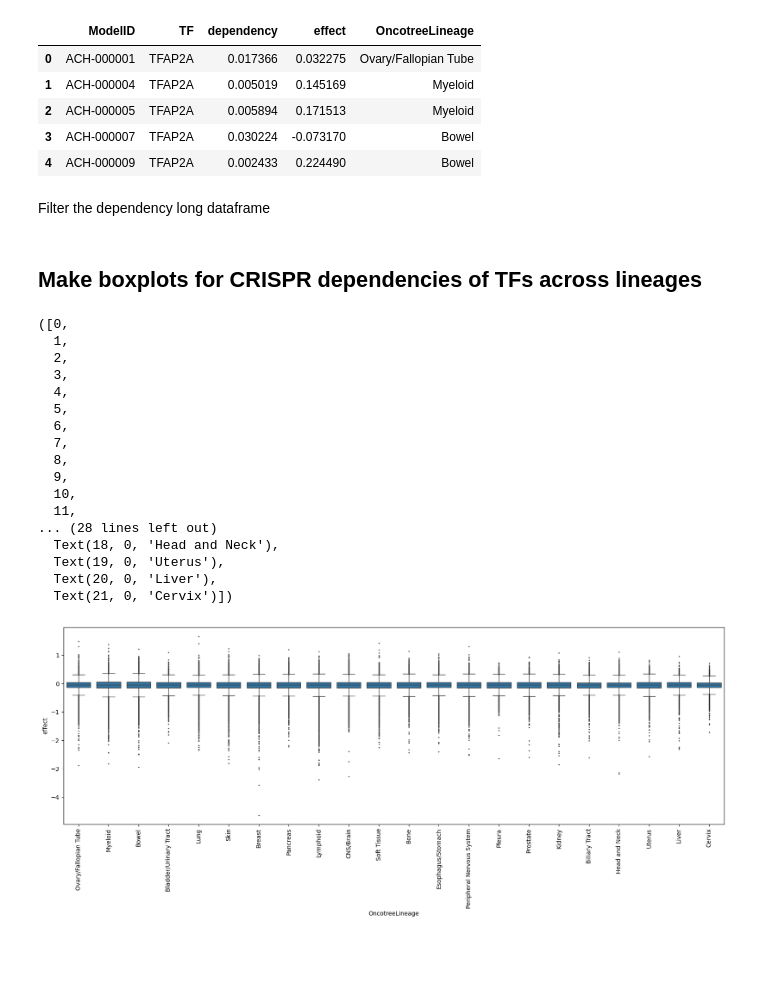
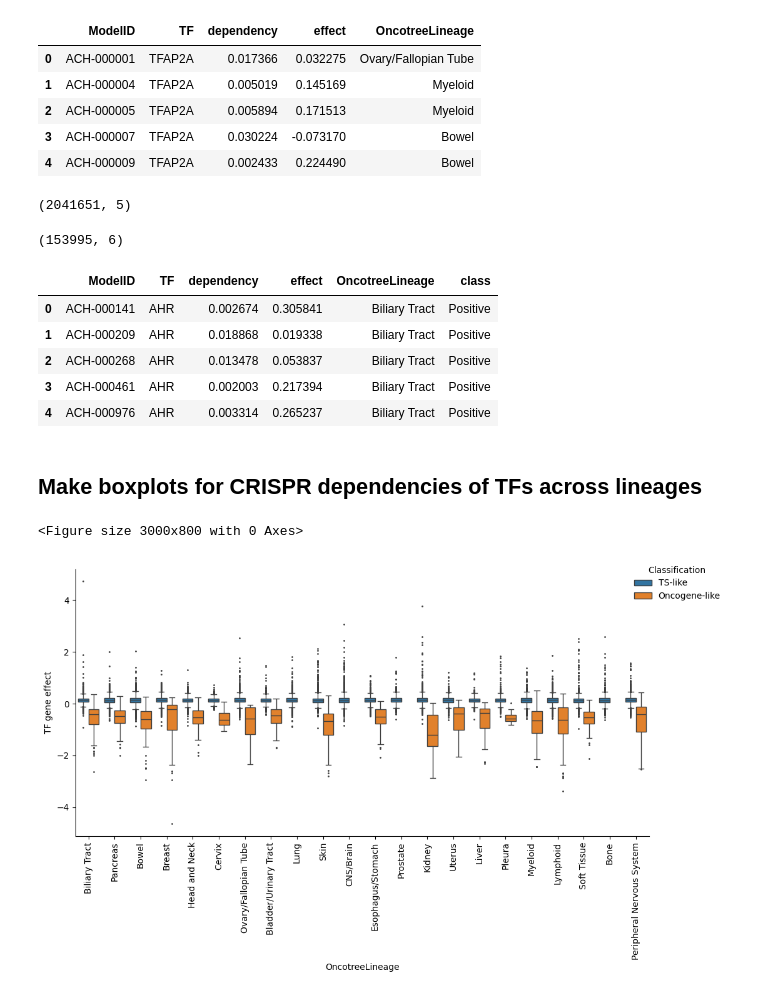
Before and after one commit to ddiannae/cancer_bootcamp25, a Jupyter notebook: 1_get_TFeffect_perlineage.ipynb, the cells around one changed output. Drawn from its saved outputs; the diff is of its cells as text; code cells hidden in the pictures; blank space fills up the shorter version.

Commit message:
Adding TS-like Onco-like classification

```diff
--- a/1_get_TFeffect_perlineage.ipynb
+++ b/1_get_TFeffect_perlineage.ipynb
@@ -212,0 +243,3 @@ crispr_effect_dep_bylineage.groupby("OncotreeLineage").count()
+# %%
+tf_effect_bylineage = tf_effect_bylineage[["OncotreeLineage", "TF", "class"]]
+tf_effect_bylineage.head()
@@ -222,36 +264,43 @@ crispr_effect_dep.head()
 | 2 | ACH-000005 | TFAP2A | 0.005894 | 0.171513 | Myeloid |
 | 3 | ACH-000007 | TFAP2A | 0.030224 | -0.073170 | Bowel |
 | 4 | ACH-000009 | TFAP2A | 0.002433 | 0.224490 | Bowel |
-# %% [markdown]
-Filter the dependency long dataframe
-# %%
-crispr_effect_dep = crispr_effect_dep[(crispr_effect_dep["TF"].isin(crispr_effect_dep_bylineage["TF"])) &
-                  (crispr_effect_dep["OncotreeLineage"].isin(crispr_effect_dep_bylineage["OncotreeLineage"]))]
+# %%
+crispr_effect_dep.shape
+# %% [output]
+(2041651, 5)
+# %%
+crispr_effect_dep = pd.merge(how="inner", left=crispr_effect_dep, right=tf_effect_bylineage,
+                             on=["OncotreeLineage", "TF"])
+# %%
+crispr_effect_dep.shape
+# %% [output]
+(153995, 6)
+# %%
+crispr_effect_dep.head()
+# %% [output]
+|  | ModelID | TF | dependency | effect | OncotreeLineage | class |
+| 0 | ACH-000141 | AHR | 0.002674 | 0.305841 | Biliary Tract | Positive |
+| 1 | ACH-000209 | AHR | 0.018868 | 0.019338 | Biliary Tract | Positive |
+| 2 | ACH-000268 | AHR | 0.013478 | 0.053837 | Biliary Tract | Positive |
+| 3 | ACH-000461 | AHR | 0.002003 | 0.217394 | Biliary Tract | Positive |
+| 4 | ACH-000976 | AHR | 0.003314 | 0.265237 | Biliary Tract | Positive |
 # %% [markdown]
 ## Make boxplots for CRISPR dependencies of TFs across lineages
-# %%
-plt.figure(figsize = (20,6))
-sns.boxplot(crispr_effect_dep, x = "OncotreeLineage" , y = "effect", fliersize= 1)
-plt.xticks(rotation = 90)
-# %% [output]
-([0,
-  1,
-  2,
-  3,
-  4,
-  5,
-  6,
-  7,
-  8,
-  9,
-  10,
-  11,
-... (28 lines left out)
-  Text(18, 0, 'Head and Neck'),
-  Text(19, 0, 'Uterus'),
-  Text(20, 0, 'Liver'),
-  Text(21, 0, 'Cervix')])
-[figure, removed]
+# %%
+plt.figure(figsize=(30,8))
+g = sns.catplot(kind='box', data=crispr_effect_dep,
+            x='OncotreeLineage', y='effect', hue='class', fliersize = 1, height=5, aspect=2)
+g._legend.set(title ="Classification", loc="upper left")
+labels=["TS-like", "Oncogene-like"]
+for t, l in zip(g._legend.texts, labels):
+    t.set_text(l)
+plt.xticks(rotation = 90)
+plt.ylabel("TF gene effect")
+sns.move_legend(g, "upper right")
+plt.show()
+# %% [output]
+<Figure size 3000x800 with 0 Axes>
+[figure, added]
 # %%
 # # Function to make boxplot for one given lineage
 # def make_boxplots(lineage):
```
Also changed, not shown: parts of 10 cells of this notebook.
